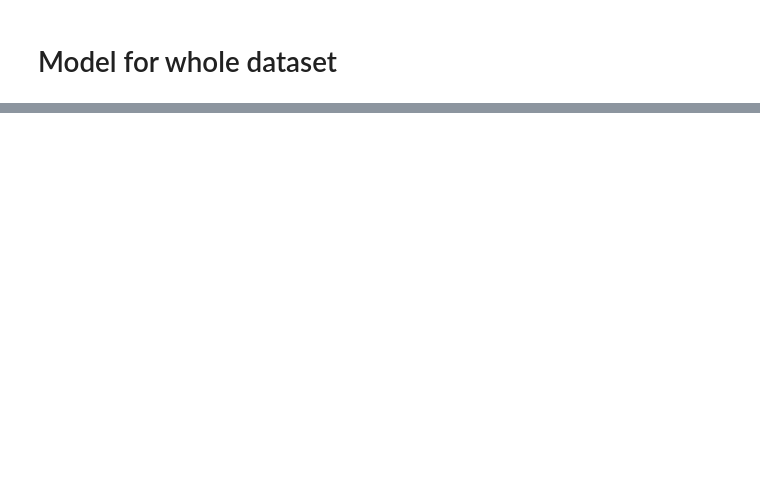
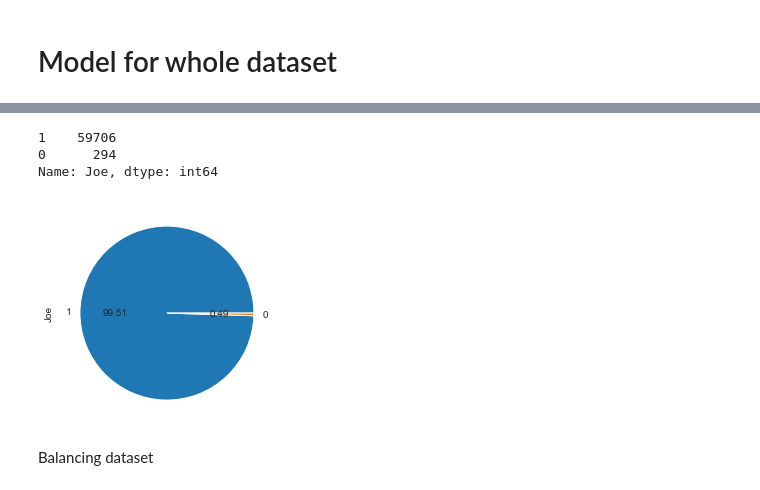
Before and after one commit to klaszewski/Catch_joe, a Jupyter notebook: Notebook.ipynb, the cells around one changed output, grey strips where cells are left out. Cells and saved outputs as stored; diff of their text form; code cells hidden in the pictures; blank space fills up the shorter version.

Commit message:
model for whole dataset

```diff
--- a/Notebook.ipynb
+++ b/Notebook.ipynb
@@ -628,0 +636,8 @@ TypeError: 'int' object is not subscriptable
+# %%
+df['Joe'] = df['user_id'].apply(lambda x: 0 if x == 0 else 1)
+df = df.drop('user_id', axis = 1)
+# %%
+df = df.drop('sites',axis = 1)
+# %%
+y = df['Joe'].reset_index(drop = True)
+X = df.drop('Joe', axis = 1)
@@ -628,0 +670,11 @@ TypeError: 'int' object is not subscriptable
+# %%
+y.value_counts().plot.pie(autopct ='%.2f')
+print(y.value_counts())
+plt.show()
+# %% [output]
+1    59706
+0      294
+Name: Joe, dtype: int64
+[figure, added]
+# %% [markdown]
+Balancing dataset
```
Also changed, not shown: parts of 31 cells of this notebook.
